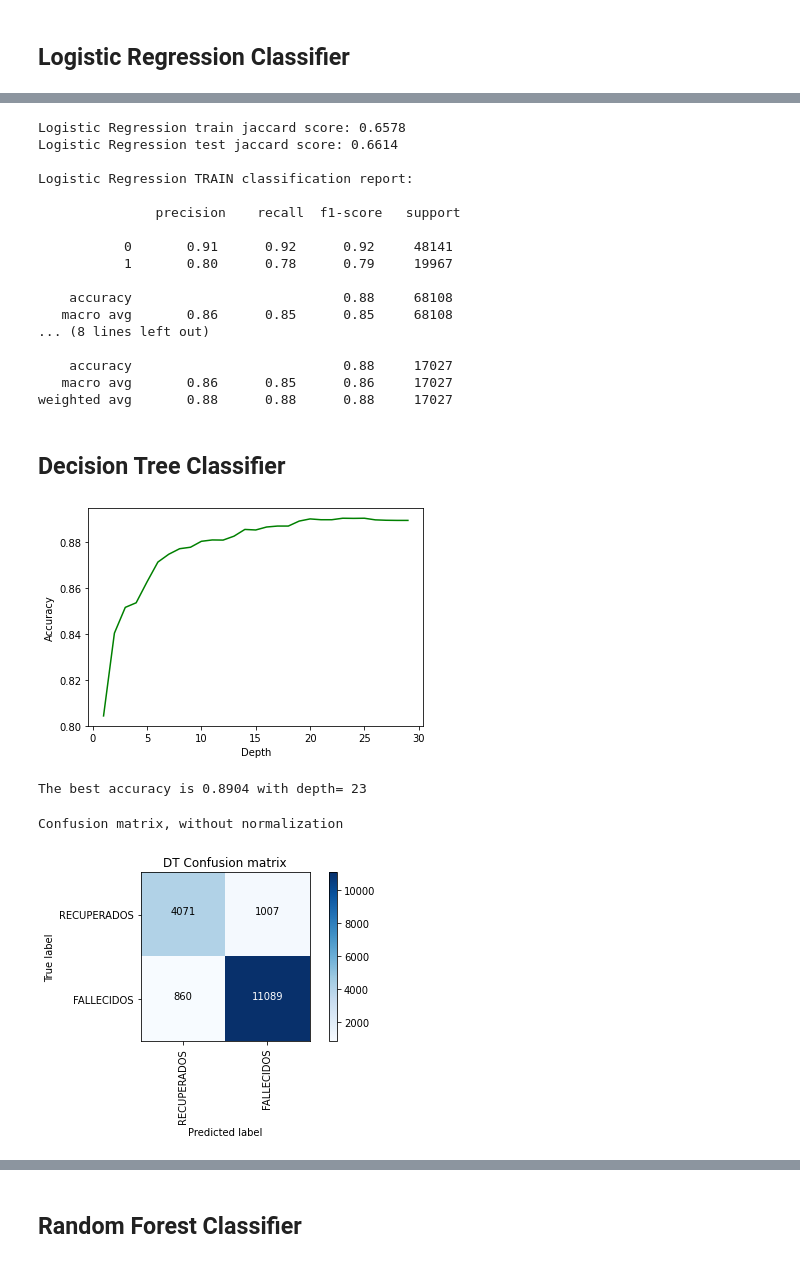
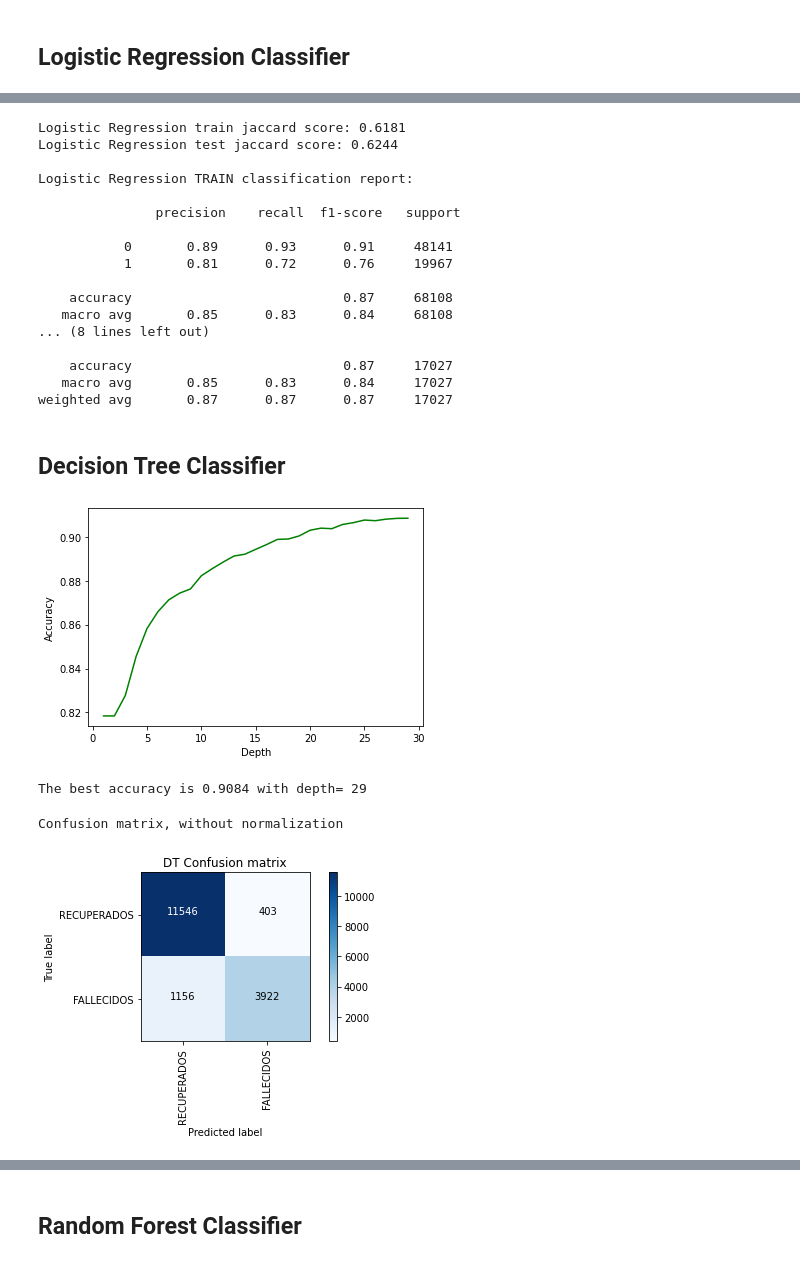
Before and after one commit to maria-luisa-gomez/covid-death-rate-prediction, a Jupyter notebook: notebooks/Modelling_semibalanced_biclass.ipynb, the cells around one changed output, grey strips where cells are left out. Cells and saved outputs as stored; diff of their text form; code cells hidden in the pictures.

```diff
--- a/notebooks/Modelling_semibalanced_biclass.ipynb
+++ b/notebooks/Modelling_semibalanced_biclass.ipynb
@@ -86,4 +86,4 @@ for i in ax.patches:
 # %%
 # Convert to dummies
 modelling_df3_2cat['estado'].replace(to_replace=['RECUPERADOS', 'FALLECIDOS'],
-                                     value=[1,0],inplace=True)
+                                     value=[0,1],inplace=True)
@@ -122,3 +120,9 @@ X, y = pipe.fit_resample(X, y)
+# %%
+count_class_0 = 60090
+count_class_1 = 25045
+pipe = make_pipeline(SMOTE(sampling_strategy={1: count_class_1}), NearMiss(sampling_strategy={0: count_class_0}))
+
+X, y = pipe.fit_resample(X, y)
 # %%
 from collections import Counter
 counter = Counter(y)
@@ -236,23 +240,23 @@ print('Logistic Regression test jaccard score:', round(LR_j_score, 4))
 print('\nLogistic Regression TRAIN classification report:\n\n', LR_class_report_train)
 print('Logistic Regression TEST classification report:\n\n', LR_class_report)
 # %% [output]
-Logistic Regression train jaccard score: 0.6578
-Logistic Regression test jaccard score: 0.6614
+Logistic Regression train jaccard score: 0.6181
+Logistic Regression test jaccard score: 0.6244
 
 Logistic Regression TRAIN classification report:
 
                precision    recall  f1-score   support
 
-           0       0.91      0.92      0.92     48141
-           1       0.80      0.78      0.79     19967
+           0       0.89      0.93      0.91     48141
+           1       0.81      0.72      0.76     19967
 
-    accuracy                           0.88     68108
-   macro avg       0.86      0.85      0.85     68108
+    accuracy                           0.87     68108
+   macro avg       0.85      0.83      0.84     68108
 ... (8 lines left out)
 
-    accuracy                           0.88     17027
-   macro avg       0.86      0.85      0.86     17027
-weighted avg       0.88      0.88      0.88     17027
+    accuracy                           0.87     17027
+   macro avg       0.85      0.83      0.84     17027
+weighted avg       0.87      0.87      0.87     17027
 # %% [markdown]
 ## Decision Tree Classifier
 # %%
@@ -268,37 +272,37 @@ plt.xlabel('Depth')
 plt.show()
 print("The best accuracy is", round(mean_acc.max(), 4), "with depth=", mean_acc.argmax()+1)
 # %% [output]
-[figure, old version]
+[figure, new version]
-The best accuracy is 0.8904 with depth= 23
+The best accuracy is 0.9084 with depth= 29
 # %%
 # rejecuta el decision tree classifier y muestra los resultados
 
-DT = DecisionTreeClassifier(criterion="entropy", max_depth = 23, random_state=42).fit(X_train, y_train)
+DT = DecisionTreeClassifier(criterion="entropy", max_depth = 29, random_state=42).fit(X_train, y_train)
 y_pred = DT.predict(X_test)
 y_pred_train = DT.predict(X_train)
 
 
 DT_j_score = jaccard_score(y_test, y_pred)
 DT_j_score_train = jaccard_score(y_train, y_pred_train)
 
 DT_f_score = f1_score(y_test, y_pred, average='weighted')
 DT_f_score_train = f1_score(y_train, y_pred_train, average='weighted')
 
 DT_class_report = classification_report(y_test, y_pred)
 DT_class_report_train = classification_report(y_train, y_pred_train)
 
 DT_dict = classification_report(y_test, y_pred, output_dict=True)
 DT_dict_train = classification_report(y_train, y_pred_train, output_dict=True)
 
 # Compute confusion matrix
-cnf_matrix = confusion_matrix(y_test, y_pred, labels=[1,0])
+cnf_matrix = confusion_matrix(y_test, y_pred, labels=[0,1])
 np.set_printoptions(precision=2)
 # Plot non-normalized confusion matrix
 plt.figure()
 plot_confusion_matrix(cnf_matrix, classes=['RECUPERADOS','FALLECIDOS'],normalize=False,  title='DT Confusion matrix')
 # %% [output]
 Confusion matrix, without normalization
-[figure, old version]
+[figure, new version]
 # %%
 print('Decision Tree TRAIN jaccard score:', round(DT_j_score_train, 2),
       '\nDecision Tree TEST jaccard score:', round(DT_j_score, 2))
```
Also changed, not shown: parts of 28 cells of this notebook, 2 other files.
